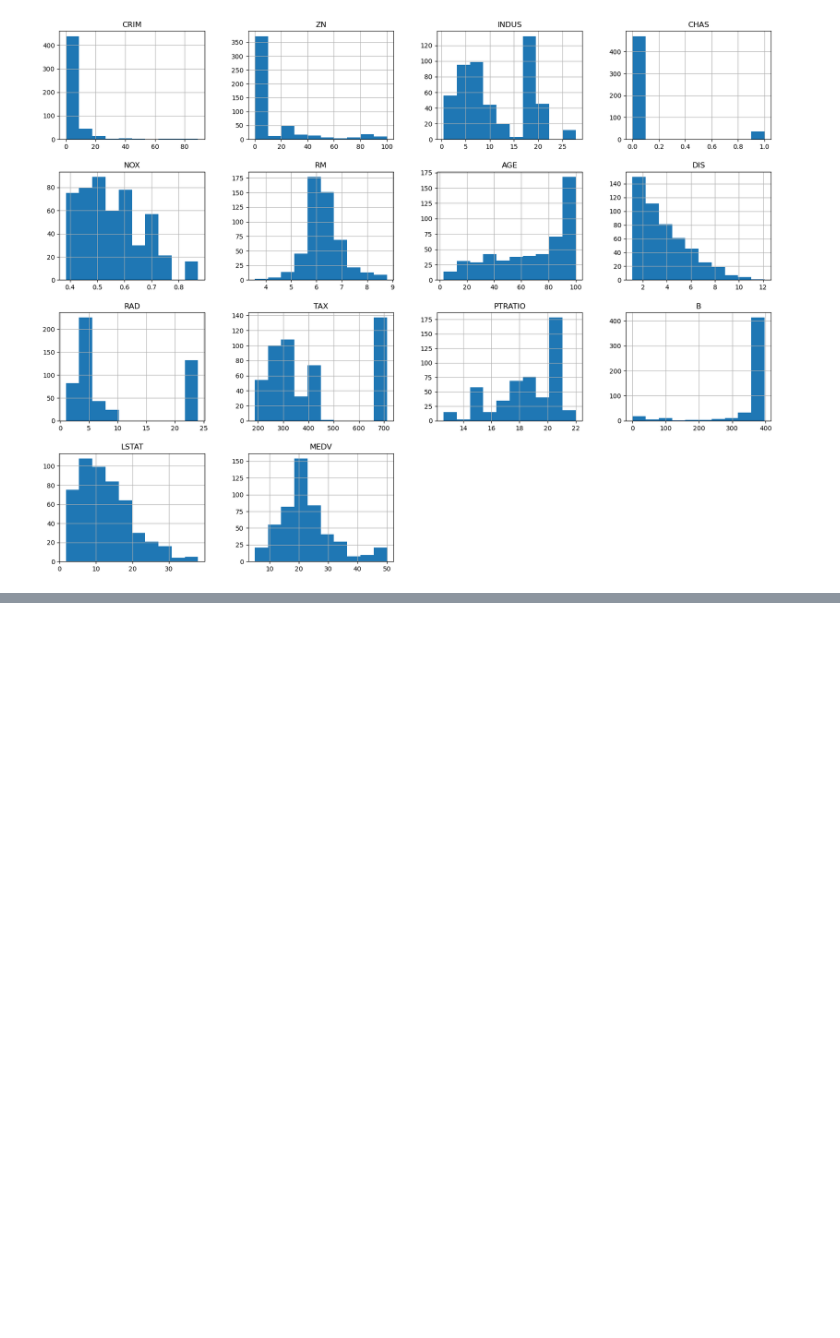
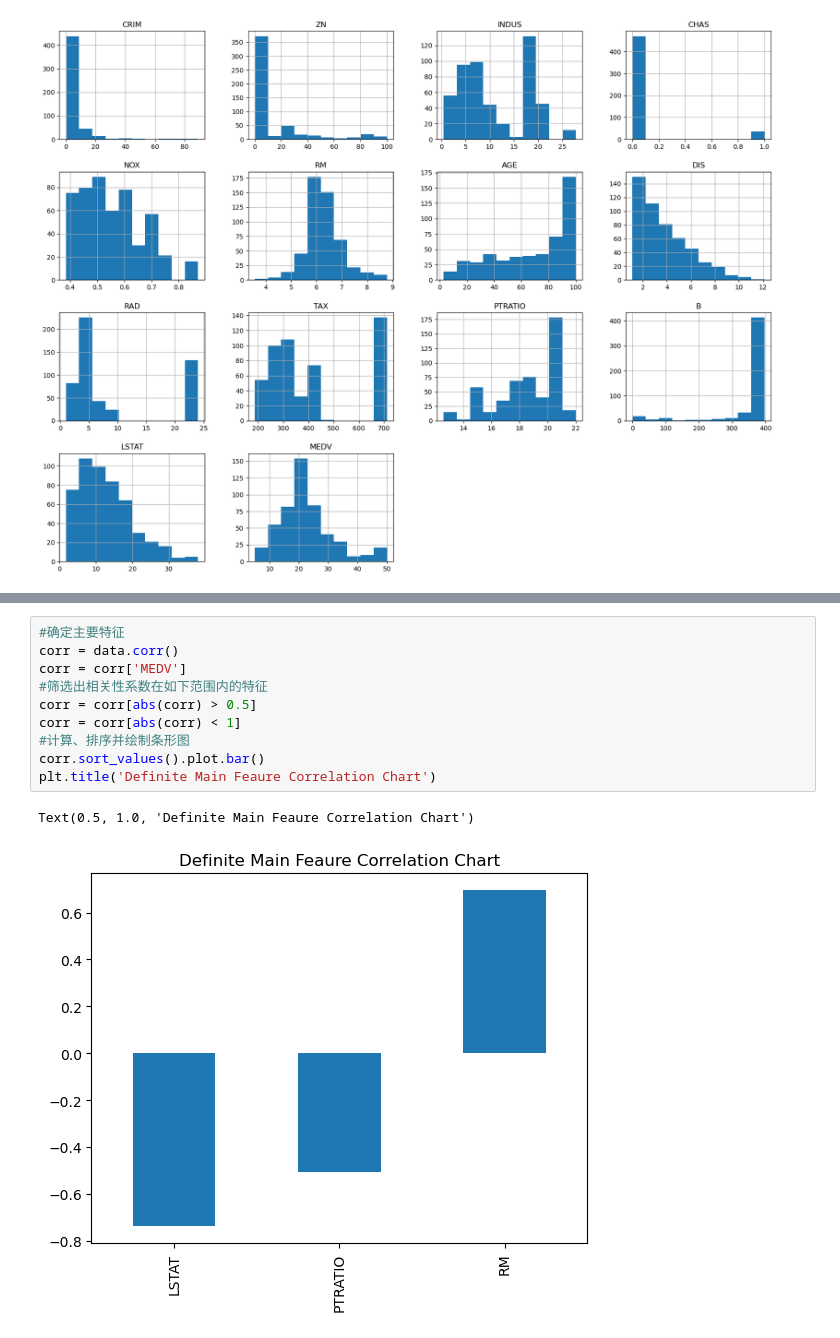
Before and after one commit to six-pieces/testworks, a Jupyter notebook: 小组/week1/Analyse Boston House Price/波士顿房价数据分析.ipynb, the cells around one changed output, grey strips where cells are left out. Cells and saved outputs as stored; diff of their text form; blank space fills up the shorter version.

```diff
--- a/小组/week1/Analyse Boston House Price/波士顿房价数据分析.ipynb
+++ b/小组/week1/Analyse Boston House Price/波士顿房价数据分析.ipynb
@@ -101,0 +133,13 @@ plt.tight_layout()    # 自适应，让图片更好看
+# %%
+#确定主要特征
+corr = data.corr()
+corr = corr['MEDV']
+#筛选出相关性系数在如下范围内的特征
+corr = corr[abs(corr) > 0.5]
+corr = corr[abs(corr) < 1]
+#计算、排序并绘制条形图
+corr.sort_values().plot.bar()
+plt.title('Definite Main Feaure Correlation Chart')
+# %% [output]
+Text(0.5, 1.0, 'Definite Main Feaure Correlation Chart')
+[figure, added]
```
Also changed, not shown: parts of 8 cells of this notebook.
